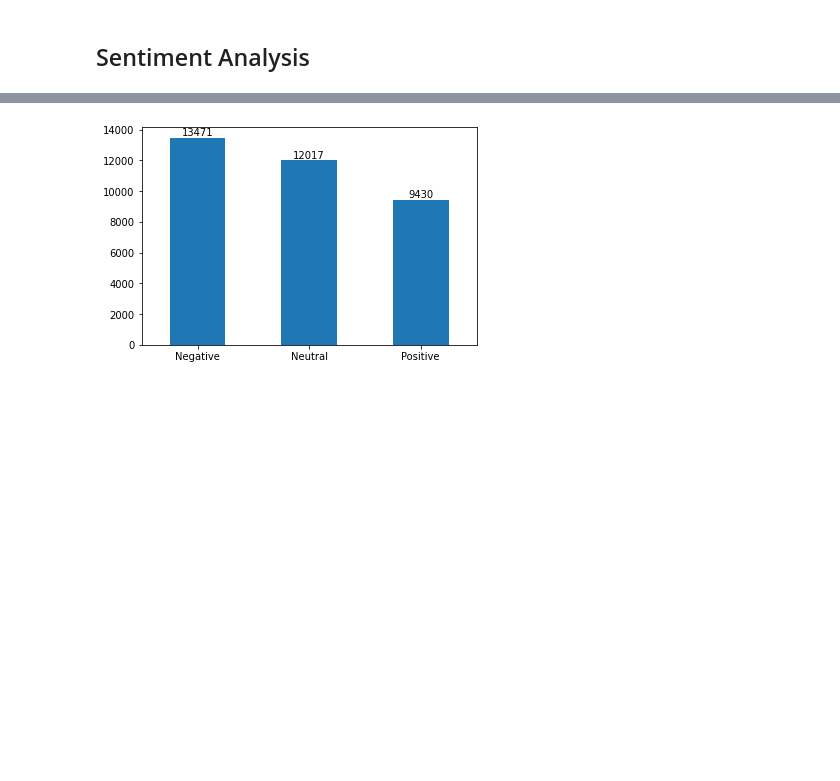
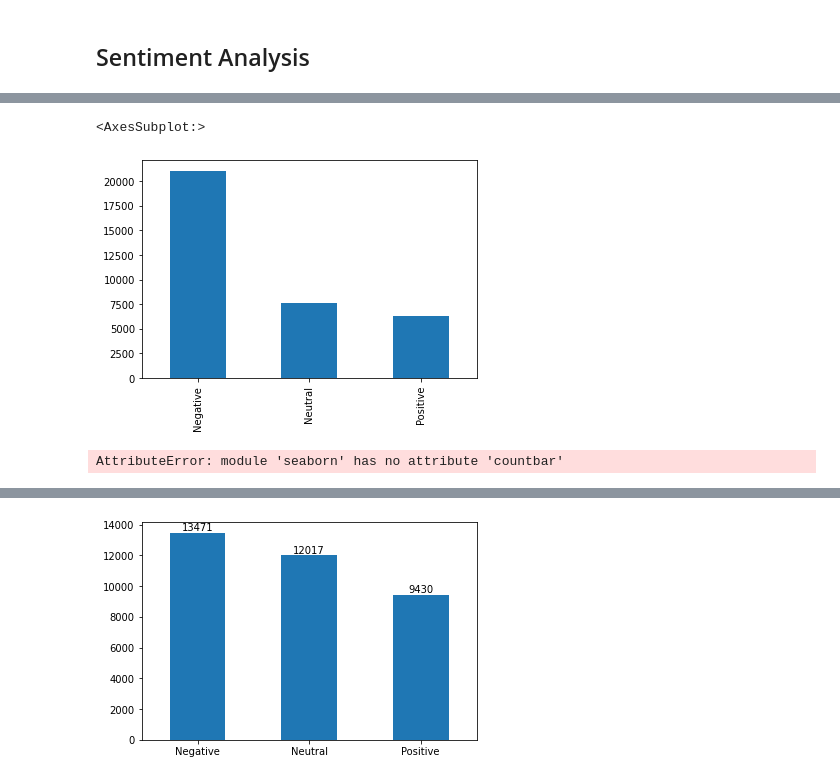
Before and after one commit to yuchen74/BeforeThesis, a Jupyter notebook: charliehebdo/4 Visulization.ipynb, the cells around one changed output, grey strips where cells are left out. Saved outputs shown, nothing was run; the diff lists cells and outputs as text; code cells hidden in the pictures; blank space fills up the shorter version.

```diff
--- a/charliehebdo/4 Visulization.ipynb
+++ b/charliehebdo/4 Visulization.ipynb
@@ -105,0 +146,9 @@ dtype: int64
+# %%
+df.src_sentiment.value_counts().plot(kind='bar',stacked=True)
+# %% [output]
+<AxesSubplot:>
+[figure, added]
+# %%
+sns.countbar(data = df, x='src_sentiment',hue = 'reply_sentiment')
+# %% [output]
+AttributeError: module 'seaborn' has no attribute 'countbar'
```
Also changed, not shown: parts of 10 cells of this notebook, 13 other files.
